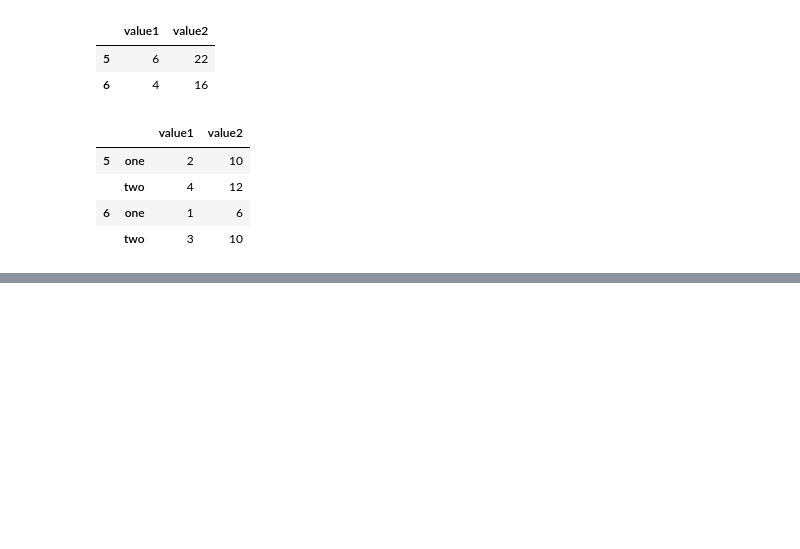
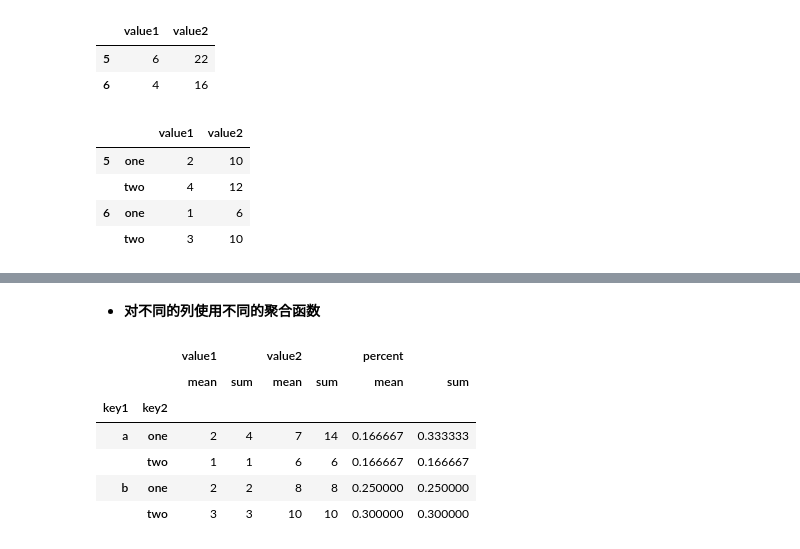
Before and after one commit to DepInjoy/PythonGrammarFoundation, a Jupyter notebook: jupyters/Pandas.ipynb, the cells around one changed output, grey strips where cells are left out. Drawn from its saved outputs; the diff is of its cells as text; code cells hidden in the pictures; blank space fills up the shorter version.

```diff
--- a/jupyters/Pandas.ipynb
+++ b/jupyters/Pandas.ipynb
@@ -268,0 +321,8 @@ df.groupby([len, key_list]).sum()
+# %%
+df = pd.DataFrame({
+    "key1" : ['a', 'a', 'b', 'b', 'a'],
+    "key2" : ['one', 'two', 'one', 'two', 'one'],
+    "value1" : [0, 1, 2, 3, 4],
+    "value2" : [2, 6, 8, 10, 12]
+})
+df
@@ -268,0 +385,3 @@ df.groupby([len, key_list]).sum()
+# %%
+df["percent"] = df["value1"] / df["value2"]
+df
@@ -268,0 +395,12 @@ df.groupby([len, key_list]).sum()
+# %% [markdown]
+- **对不同的列使用不同的聚合函数**
+# %%
+df.groupby(["key1", "key2"]).agg(["mean", "sum"])
+# %% [output]
+|  |  | value1 |  | value2 |  | percent |  |
+|  |  | mean | sum | mean | sum | mean | sum |
+| key1 | key2 |  |  |  |  |  |  |
+| a | one | 2 | 4 | 7 | 14 | 0.166667 | 0.333333 |
+|  | two | 1 | 1 | 6 | 6 | 0.166667 | 0.166667 |
+| b | one | 2 | 2 | 8 | 8 | 0.250000 | 0.250000 |
+|  | two | 3 | 3 | 10 | 10 | 0.300000 | 0.300000 |
```
Also changed, not shown: parts of 18 cells of this notebook.
